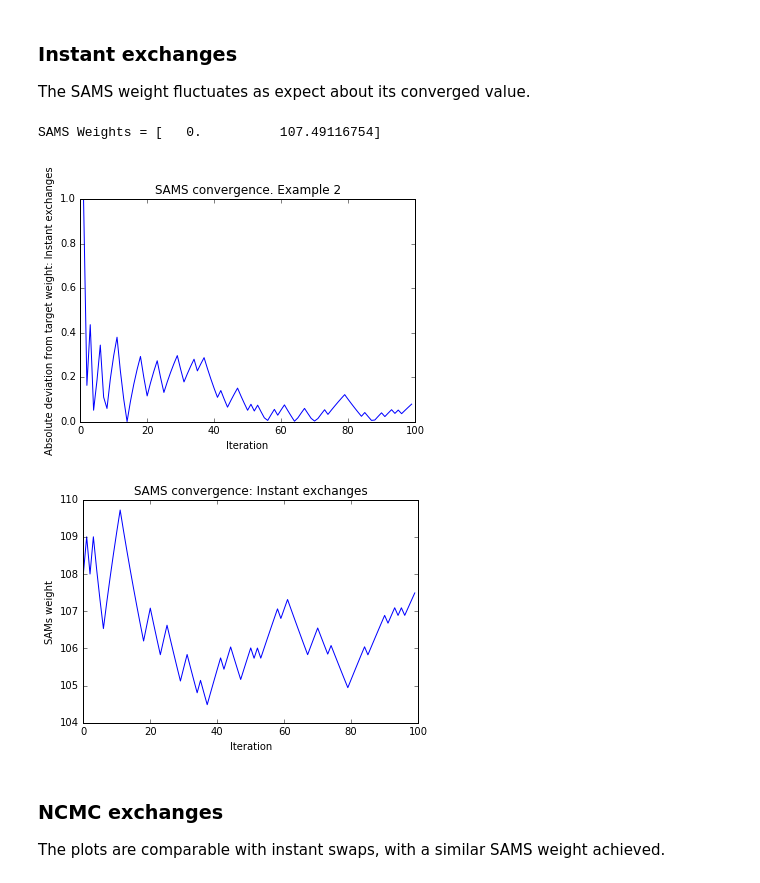
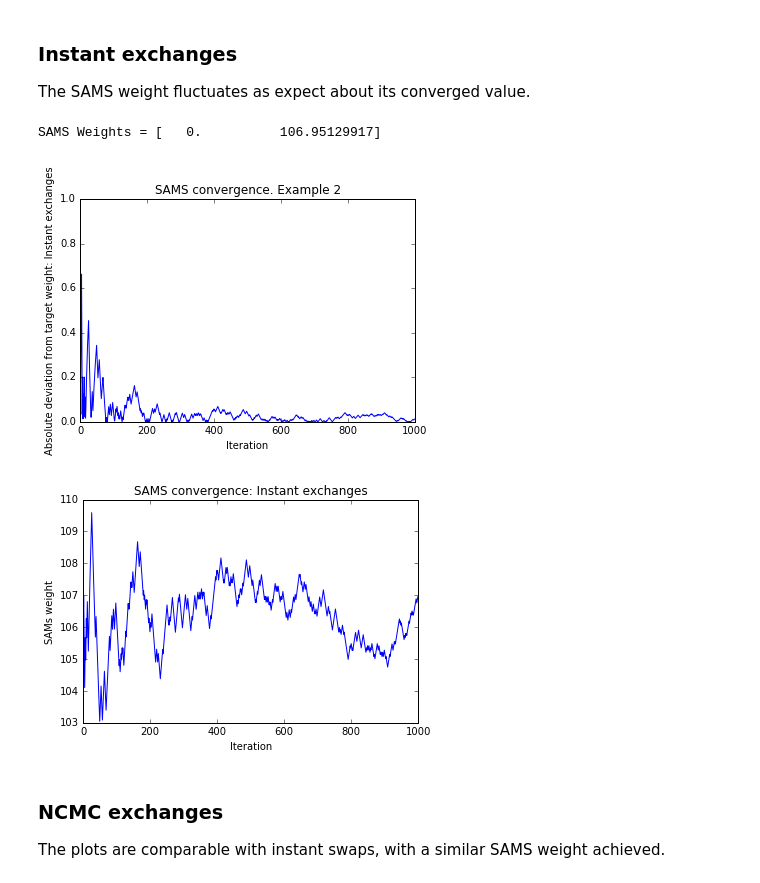
Before and after one commit to choderalab/protons, a Jupyter notebook: protons/explicit_water_calibration/test_tyr_ncmc.ipynb, the cells around one changed output. Saved outputs shown, nothing was run; the diff lists cells and outputs as text; code cells hidden in the pictures.

```diff
--- a/protons/explicit_water_calibration/test_tyr_ncmc.ipynb
+++ b/protons/explicit_water_calibration/test_tyr_ncmc.ipynb
@@ -90,38 +90,38 @@ driver.import_gk_values(g_initial)
 
 deviation = []    # The deviation between the target weight and actual counts
 weights = []      # The bias applied by SAMS to reach target weight
-N = 100
+N = 1000
 for i in range(N):
     # MD/MC
     driver.compound_integrator.setCurrentIntegrator(0)
     driver.compound_integrator.step(10)
     driver.compound_integrator.setCurrentIntegrator(1)
     # SAMS adaptation
     sams_sampler.driver.update(simulation.context)  # protonation
     # Saving data
     deviation.append(sams_sampler.adapt_zetas(simulation.context, 'binary', stage='burn-in', b=0.5, end_of_burnin=int(N/3)))
     weights.append(sams_sampler.get_gk())
 print('SAMS Weights =',sams_sampler.get_gk())
 
 work_instant = [w[2] for w in driver.work_history]
 
 plt.clf()
 plt.plot(np.arange(N), deviation)
 plt.xlabel('Iteration')
 plt.ylabel('Absolute deviation from target weight: Instant exchanges')
 plt.title('SAMS convergence. Example 2')
 plt.show()
 
 g_k = [w[1] for w in weights]
 plt.plot(np.arange(N), g_k)
 plt.xlabel('Iteration')
 plt.ylabel('SAMs weight')
 plt.title('SAMS convergence: Instant exchanges')
 plt.show()
 # %% [output]
-SAMS Weights = [   0.          107.49116754]
+SAMS Weights = [   0.          106.95129917]
-[figure, old version]
+[figure, new version]
-[figure, old version]
+[figure, new version]
 # %% [markdown]
 ### NCMC exchanges
 The plots are comparable with instant swaps, with a similar SAMS weight achieved.
```
Also changed, not shown: parts of 1 cell of this notebook.
